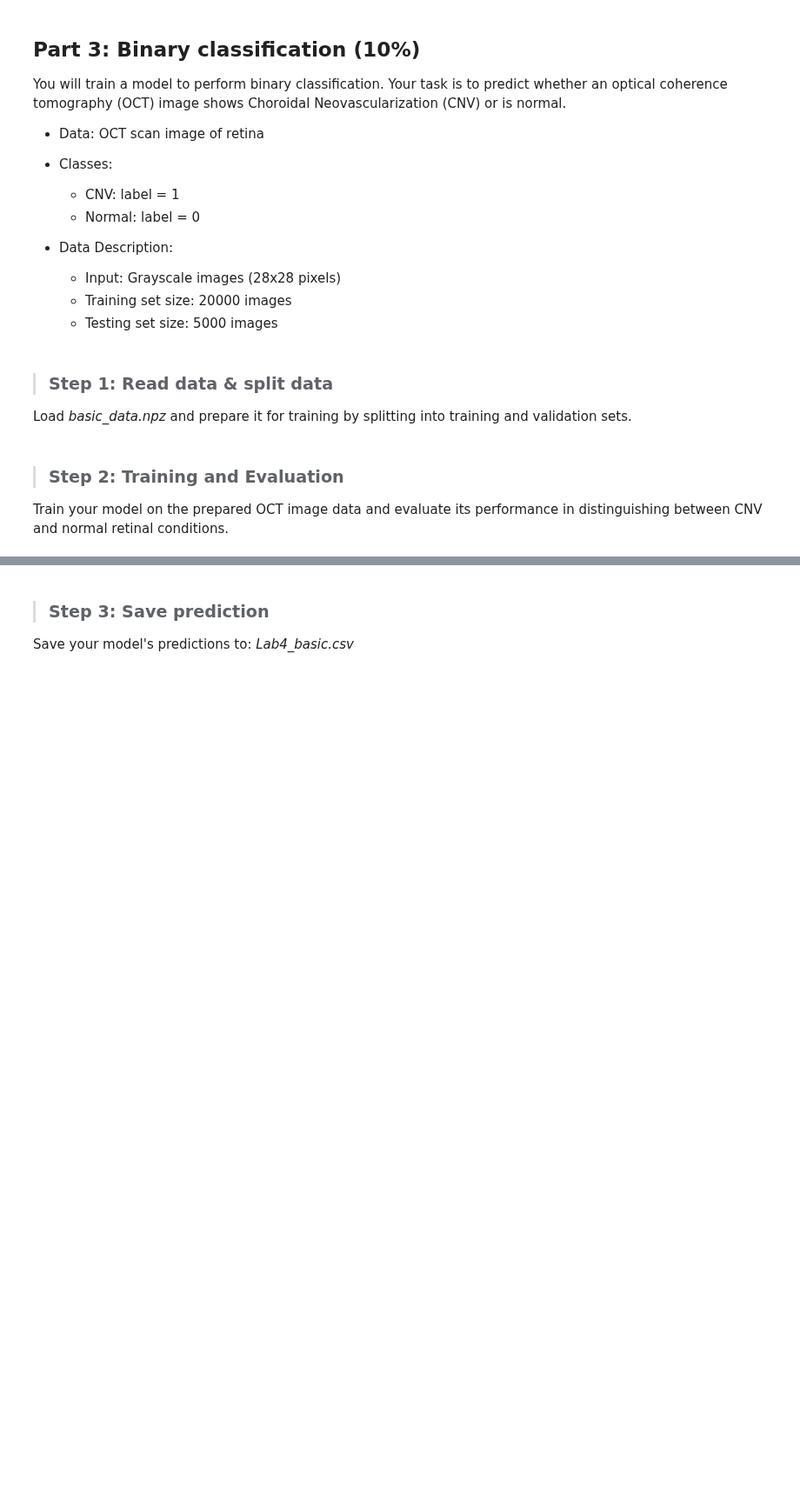
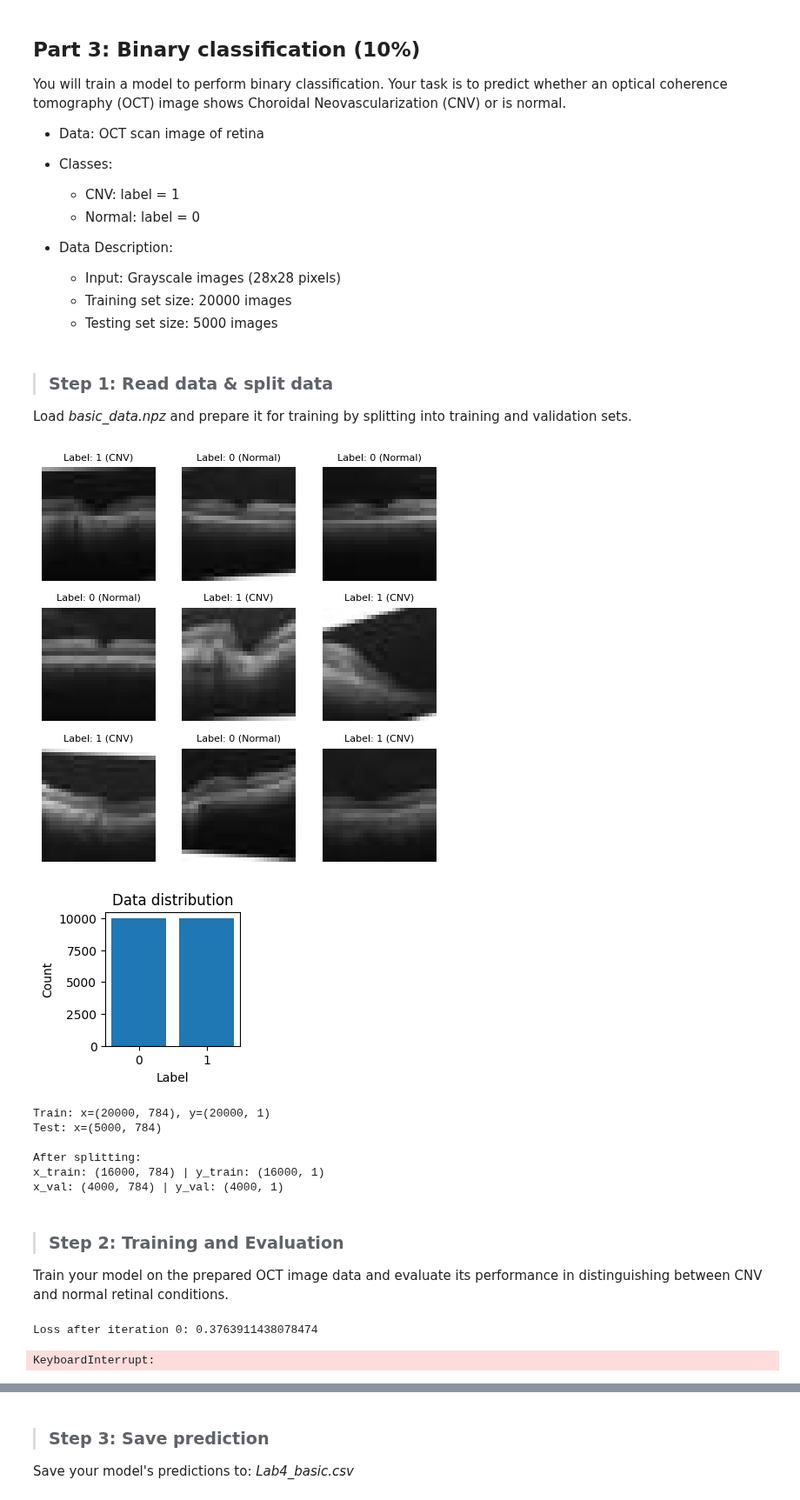
Before and after one commit to liuutin9/Introduction_to_Machine_Learning, a Jupyter notebook: Lab4/Lab4.ipynb, the cells around one changed output, grey strips where cells are left out. Shown at 87% size. Cells and saved outputs as stored; diff of their text form; code cells hidden in the pictures; blank space fills up the shorter version.

```diff
--- a/Lab4/Lab4.ipynb
+++ b/Lab4/Lab4.ipynb
@@ -1588,55 +1645,64 @@ plt.show()
 # Data preprocessing
 ### START CODE HERE ###
 
 # Normalize X data to [0,1] range
-X_train = None
-X_test = None
+X_train = X_train / 255.0
+X_test = X_test / 255.0
 # Reshape Y_train to 2D array
-Y_train = None
+Y_train = Y_train.reshape(-1, 1)
 ### END CODE HERE ###
 
 # Plot data distribution
 Y_train_1 = np.sum(Y_train == 1)
 Y_train_0 = np.sum(Y_train == 0)
 plt.figure(figsize=(2, 2))
 plt.bar([0, 1], [Y_train_0, Y_train_1])
 plt.title('Data distribution')
 plt.xlabel('Label')
 plt.ylabel('Count')
 plt.show()
 
 print('Train: x=%s, y=%s' % (X_train.shape, Y_train.shape))
 print('Test: x=%s' % (X_test.shape, ))
 
 # Train-validation split
 ### START CODE HERE ###
 # Choose the ratio for splitting
-split_ratio = None
+split_ratio = 0.8
 
 # Split the data into training and validation sets
-x_train = None
-y_train = None
-x_val = None
-y_val = None
+x_train = X_train[:int(X_train.shape[0] * split_ratio)]
+y_train = Y_train[:int(Y_train.shape[0] * split_ratio)]
+x_val = X_train[int(X_train.shape[0] * split_ratio):]
+y_val = Y_train[int(Y_train.shape[0] * split_ratio):]
 ### END CODE HERE ###
 
 print("\nAfter splitting:")
 print("x_train:", x_train.shape, "| y_train:", y_train.shape)
 print("x_val:", x_val.shape, "| y_val:", y_val.shape)
+# %% [output]
+[figure, added]
+[figure, added]
+Train: x=(20000, 784), y=(20000, 1)
+Test: x=(5000, 784)
+
+After splitting:
+x_train: (16000, 784) | y_train: (16000, 1)
+x_val: (4000, 784) | y_val: (4000, 1)
 # %% [markdown]
 > ### Step 2: Training and Evaluation
 Train your model on the prepared OCT image data and evaluate its performance in distinguishing between CNV and normal retinal conditions.
 # %%
 ### START CODE HERE ###
-loss_function = None
-layers_dims = None
-activation_fn = None
-learning_rate = None
-num_iterations = None
+loss_function = "cross_entropy"
+layers_dims = [784, 1568, 784, 392, 1]
+activation_fn = ['relu', 'relu', 'relu', 'sigmoid']
+learning_rate = 0.01
+num_iterations = 10000
 print_loss = True
 print_freq = 200
-decrease_freq = None
-decrease_proportion = None
+decrease_freq = 2000
+decrease_proportion = 0.9
 # You might need to use mini_batch to reduce training time in this part
 batch_size = None
 
@@ -1651,6 +1717,9 @@ plt.xlabel('Iterations')
 plt.ylabel('Loss')
 plt.title(f'Training Loss (Initial LR: {learning_rate})')
 plt.show()
+# %% [output]
+Loss after iteration 0: 0.3763911438078474
+KeyboardInterrupt:
 # %%
 print('training------')
 pred_train = predict(x_train, y_train, model)
```
Also changed, not shown: parts of 16 cells of this notebook, 6 other files.
